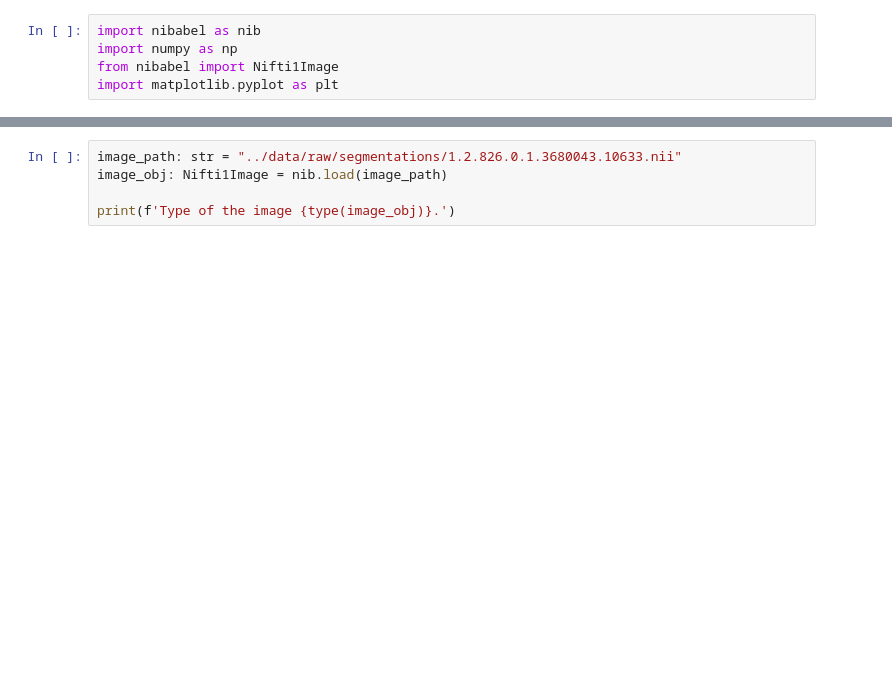
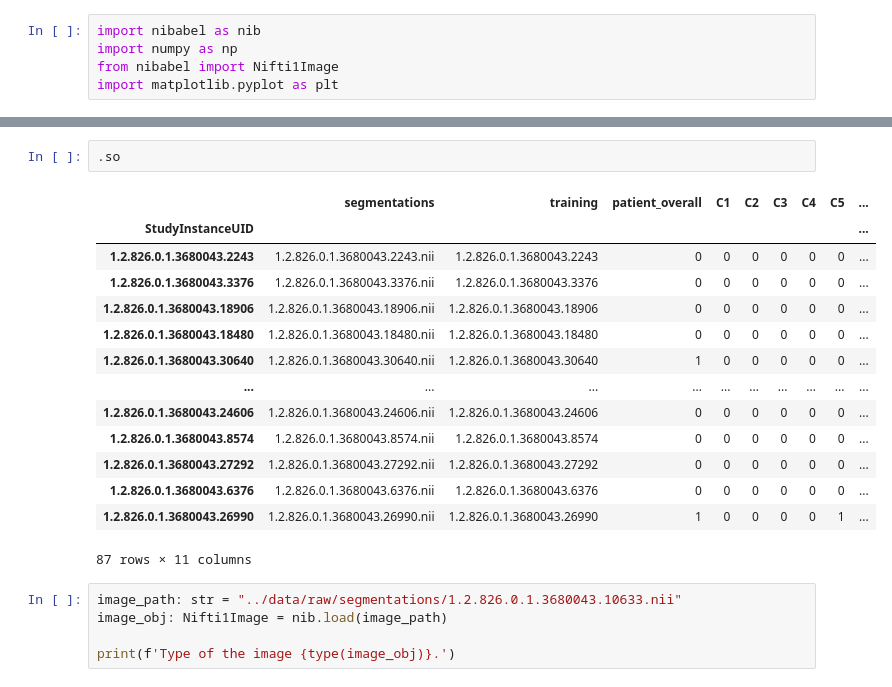
Before and after one commit to hatzav-ox/rsna-cervical-spine_poetry, a Jupyter notebook: notebooks/playground.ipynb, the cells around one changed output, grey strips where cells are left out. Drawn from its saved outputs; the diff is of its cells as text; blank space fills up the shorter version.

```diff
--- a/notebooks/playground.ipynb
+++ b/notebooks/playground.ipynb
@@ -6,3 +70,20 @@ import matplotlib.pyplot as plt
+# %%
+.so
+# %% [output]
+|  | segmentations | training | patient_overall | C1 | C2 | C3 | C4 | C5 | ... |
+| StudyInstanceUID |  |  |  |  |  |  |  |  | ... |
+| 1.2.826.0.1.3680043.2243 | 1.2.826.0.1.3680043.2243.nii | 1.2.826.0.1.3680043.2243 | 0 | 0 | 0 | 0 | 0 | 0 | ... |
+| 1.2.826.0.1.3680043.3376 | 1.2.826.0.1.3680043.3376.nii | 1.2.826.0.1.3680043.3376 | 0 | 0 | 0 | 0 | 0 | 0 | ... |
+| 1.2.826.0.1.3680043.18906 | 1.2.826.0.1.3680043.18906.nii | 1.2.826.0.1.3680043.18906 | 0 | 0 | 0 | 0 | 0 | 0 | ... |
+| 1.2.826.0.1.3680043.18480 | 1.2.826.0.1.3680043.18480.nii | 1.2.826.0.1.3680043.18480 | 0 | 0 | 0 | 0 | 0 | 0 | ... |
+| 1.2.826.0.1.3680043.30640 | 1.2.826.0.1.3680043.30640.nii | 1.2.826.0.1.3680043.30640 | 1 | 0 | 0 | 0 | 0 | 0 | ... |
+| ... | ... | ... | ... | ... | ... | ... | ... | ... | ... |
+| 1.2.826.0.1.3680043.24606 | 1.2.826.0.1.3680043.24606.nii | 1.2.826.0.1.3680043.24606 | 0 | 0 | 0 | 0 | 0 | 0 | ... |
+| 1.2.826.0.1.3680043.8574 | 1.2.826.0.1.3680043.8574.nii | 1.2.826.0.1.3680043.8574 | 0 | 0 | 0 | 0 | 0 | 0 | ... |
+| 1.2.826.0.1.3680043.27292 | 1.2.826.0.1.3680043.27292.nii | 1.2.826.0.1.3680043.27292 | 0 | 0 | 0 | 0 | 0 | 0 | ... |
+| 1.2.826.0.1.3680043.6376 | 1.2.826.0.1.3680043.6376.nii | 1.2.826.0.1.3680043.6376 | 0 | 0 | 0 | 0 | 0 | 0 | ... |
+| 1.2.826.0.1.3680043.26990 | 1.2.826.0.1.3680043.26990.nii | 1.2.826.0.1.3680043.26990 | 1 | 0 | 0 | 0 | 0 | 1 | ... |
+87 rows × 11 columns
 # %%
 image_path: str = "../data/raw/segmentations/1.2.826.0.1.3680043.10633.nii"
 image_obj: Nifti1Image = nib.load(image_path)
```
Also changed, not shown: parts of 3 cells of this notebook, 7 other files.
